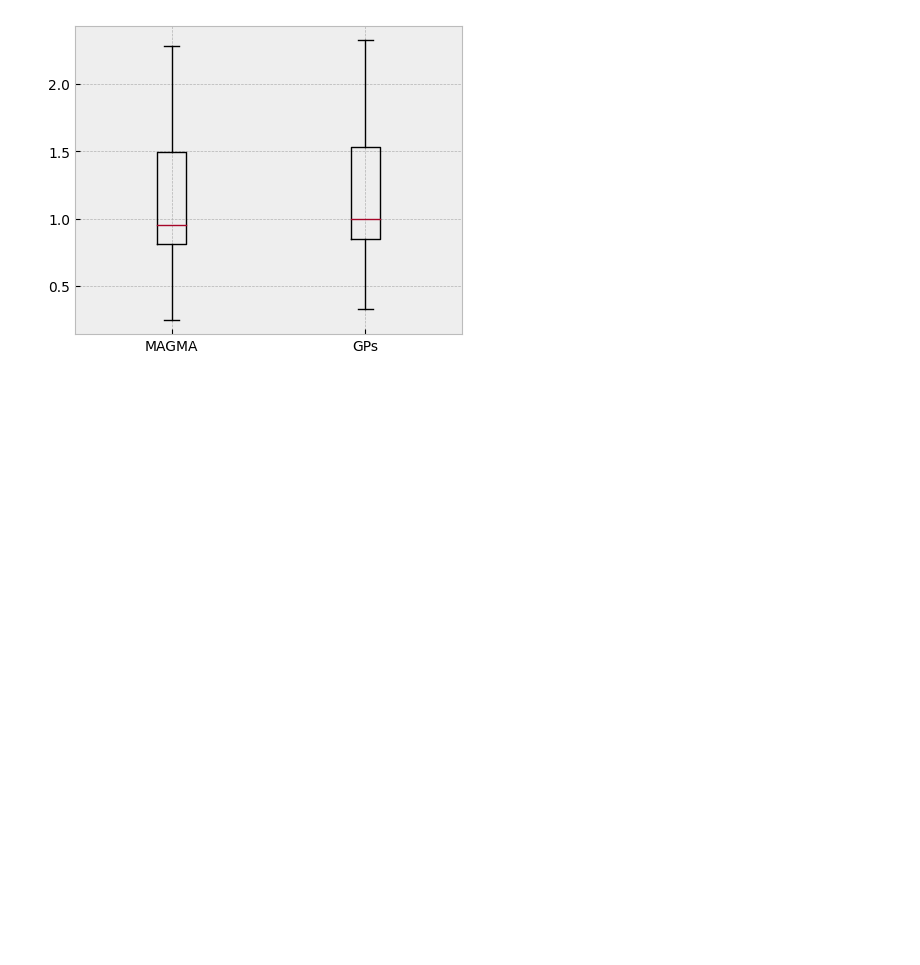
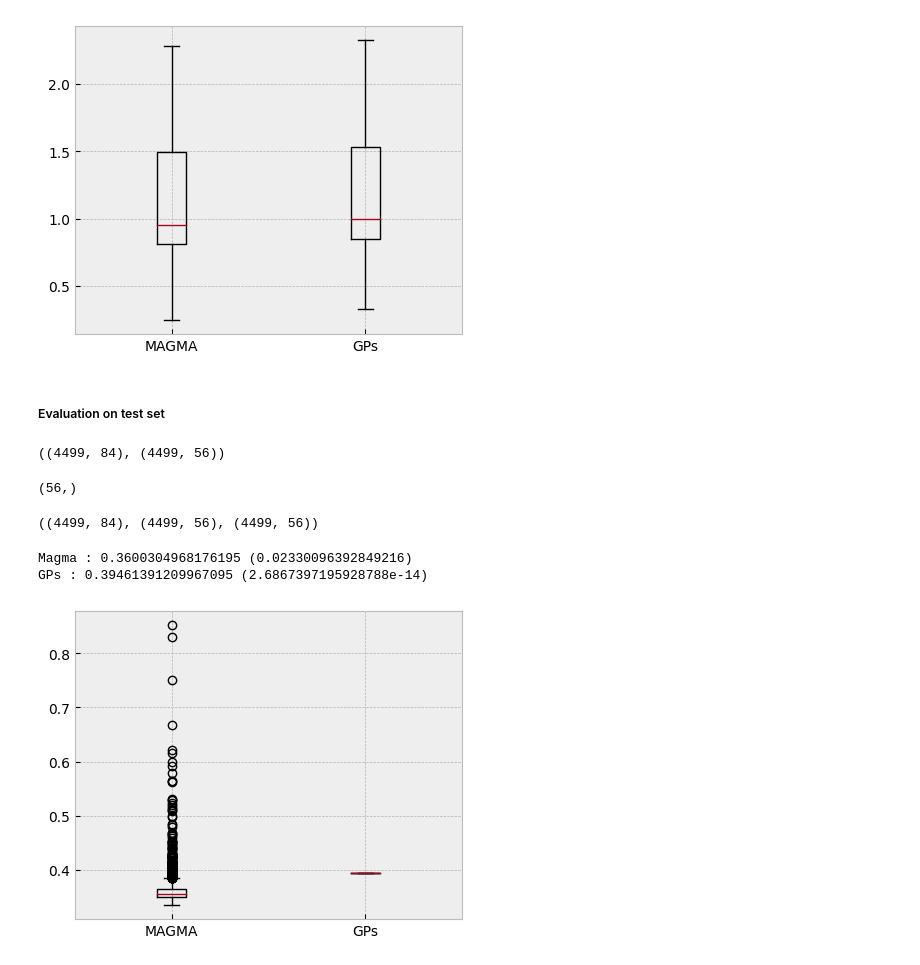
Before and after one commit to BenKabongo25/mva-pgm-project, a Jupyter notebook: simulations/ecg_5000.ipynb, the cells around one changed output. Saved outputs shown, nothing was run; the diff lists cells and outputs as text; code cells hidden in the pictures; blank space fills up the shorter version.

```diff
--- a/simulations/ecg_5000.ipynb
+++ b/simulations/ecg_5000.ipynb
@@ -155,3 +155,38 @@ plt.show()
 Magma : 1.1547017429580608 (0.4411401513875774)
 GPs : 1.1955435182749274 (0.44073477544359246)
 [figure]
+# %% [markdown]
+##### Evaluation on test set
+# %%
+ecg_x_test_obs = ecg_x_test[:, :N]
+ecg_x_test_p = ecg_x_test[:, N:]
+ecg_x_test_obs.shape, ecg_x_test_p.shape
+# %% [output]
+((4499, 84), (4499, 56))
+# %%
+mean_true_p = ecg_x_test_p.mean(axis=0)
+mean_true_p.shape
+# %% [output]
+(56,)
+# %%
+T_obss = np.tile(common_T, (len(ecg_x_test_p), 1))
+T_ps = np.tile(T_p, (len(ecg_x_test_p), 1))
+mean_true_ps = np.tile(mean_true_p, (len(ecg_x_test_p), 1))
+T_obss.shape, T_ps.shape, mean_true_ps.shape
+# %% [output]
+((4499, 84), (4499, 56), (4499, 56))
+# %%
+all_res = trainer.evaluate_models_all(mean_true_ps, T_ps, T_obss, ecg_x_test_obs)
+all_res = np.array(all_res)
+magma_mean, gp_mean = np.mean(all_res, axis=0)
+magma_std, gp_std = np.std(all_res, axis=0)
+print(f"Magma : {magma_mean} ({magma_std})")
+print(f"GPs : {gp_mean} ({gp_std})")
+labels = ["MAGMA", "GPs"]
+plt.figure(figsize=(5, 4))
+plt.boxplot(all_res, labels=labels)
+plt.show()
+# %% [output]
+Magma : 0.3600304968176195 (0.02330096392849216)
+GPs : 0.39461391209967095 (2.6867397195928788e-14)
+[figure, added]
```
Also changed, not shown: parts of 10 cells of this notebook, 1 other file.
